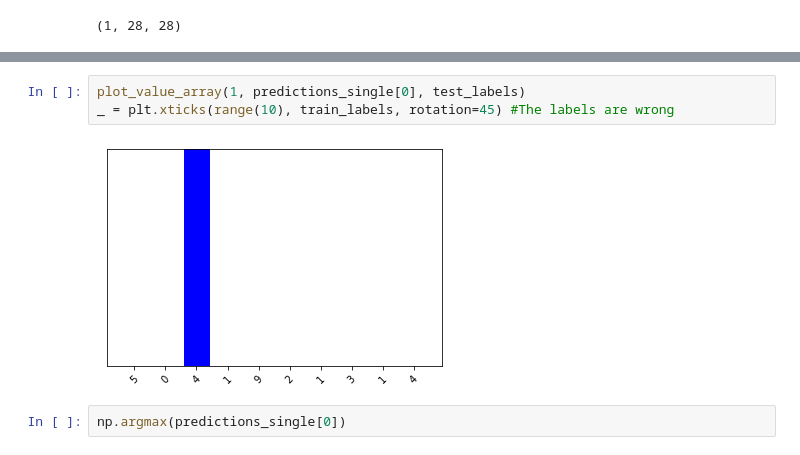
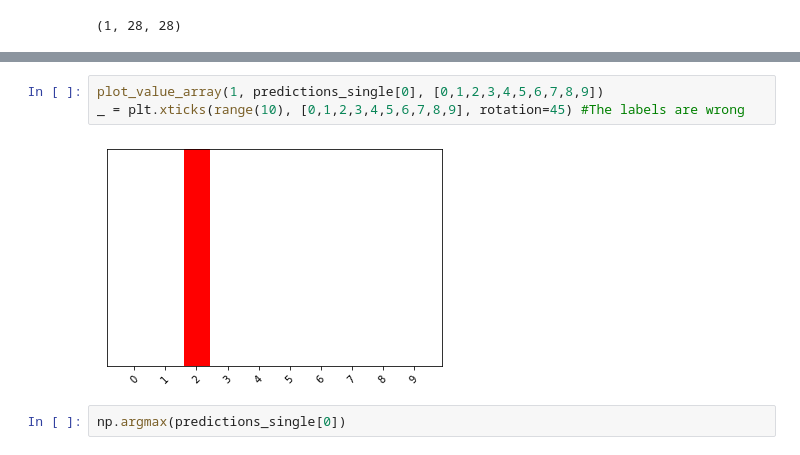
Before and after one commit to TrickyTroll/ML-intro, a Jupyter notebook: OCR.ipynb, the cells around one changed output, grey strips where cells are left out. Saved outputs shown, nothing was run; the diff lists cells and outputs as text.

```diff
--- a/OCR.ipynb
+++ b/OCR.ipynb
@@ -223,8 +241,8 @@ print(predictions_single)
 # %%
-plot_value_array(1, predictions_single[0], test_labels)
-_ = plt.xticks(range(10), train_labels, rotation=45) #The labels are wrong
+plot_value_array(1, predictions_single[0], [0,1,2,3,4,5,6,7,8,9])
+_ = plt.xticks(range(10), [0,1,2,3,4,5,6,7,8,9], rotation=45) #The labels are wrong
 # %% [output]
-[figure, old version]
+[figure, new version]
 # %%
 np.argmax(predictions_single[0])
 # %% [output]
```
Also changed, not shown: parts of 18 cells of this notebook.
